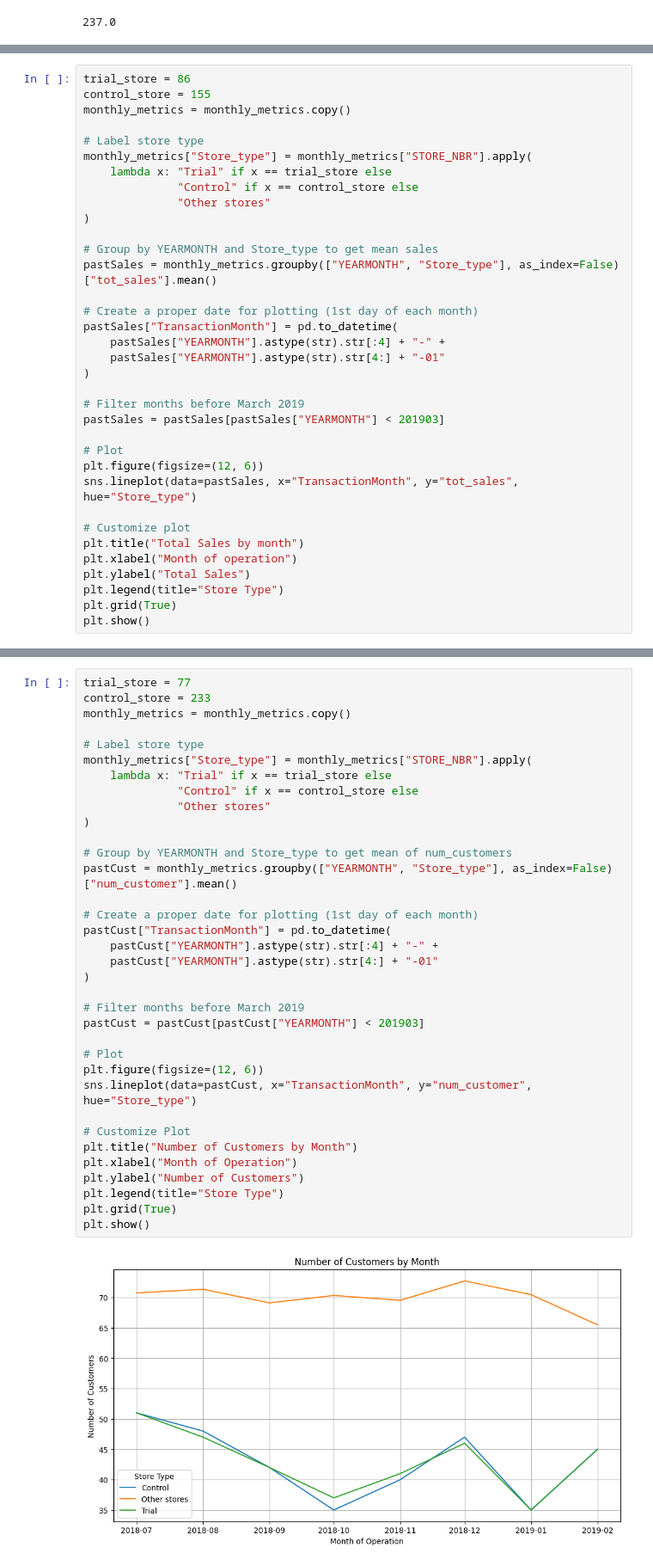
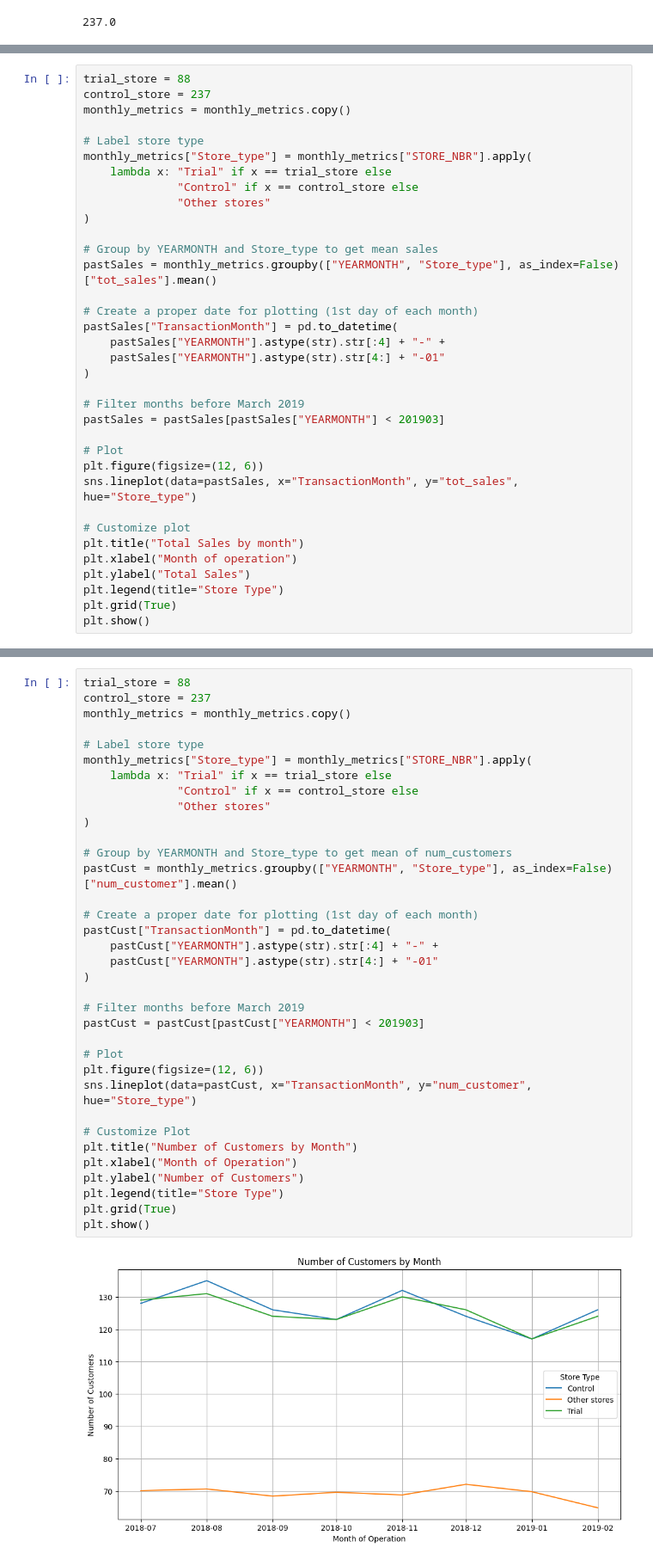
Before and after one commit to Vedant-cloud-ctrl/Quantium, a Jupyter notebook: Quantium_Task_2.ipynb, the cells around one changed output, grey strips where cells are left out. Shown at 86% size. Saved outputs shown, nothing was run; the diff lists cells and outputs as text.

```diff
--- a/Quantium_Task_2.ipynb
+++ b/Quantium_Task_2.ipynb
@@ -1172,6 +1235,6 @@ print(control_store)
 # %%
-trial_store = 86
-control_store = 155
+trial_store = 88
+control_store = 237
 monthly_metrics = monthly_metrics.copy()
 
 # Label store type
@@ -1209,37 +1276,37 @@ plt.show()
 # %%
-trial_store = 77
-control_store = 233
+trial_store = 88
+control_store = 237
 monthly_metrics = monthly_metrics.copy()
 
 # Label store type
 monthly_metrics["Store_type"] = monthly_metrics["STORE_NBR"].apply(
     lambda x: "Trial" if x == trial_store else
               "Control" if x == control_store else
               "Other stores"
 )
 
 # Group by YEARMONTH and Store_type to get mean of num_customers
 pastCust = monthly_metrics.groupby(["YEARMONTH", "Store_type"], as_index=False)["num_customer"].mean()
 
 # Create a proper date for plotting (1st day of each month)
 pastCust["TransactionMonth"] = pd.to_datetime(
     pastCust["YEARMONTH"].astype(str).str[:4] + "-" +
     pastCust["YEARMONTH"].astype(str).str[4:] + "-01"
 )
 
 # Filter months before March 2019
 pastCust = pastCust[pastCust["YEARMONTH"] < 201903]
 
 # Plot
 plt.figure(figsize=(12, 6))
 sns.lineplot(data=pastCust, x="TransactionMonth", y="num_customer", hue="Store_type")
 
 # Customize Plot
 plt.title("Number of Customers by Month")
 plt.xlabel("Month of Operation")
 plt.ylabel("Number of Customers")
 plt.legend(title="Store Type")
 plt.grid(True)
 plt.show()
 # %% [output]
-[figure, old version]
+[figure, new version]
```
Also changed, not shown: parts of 19 cells of this notebook.
